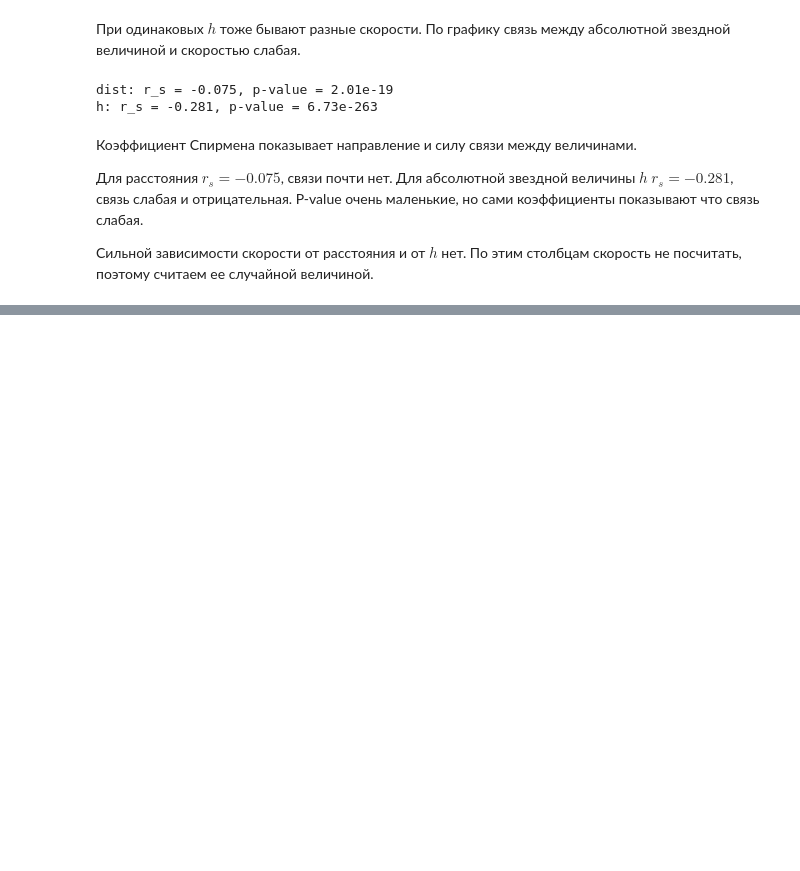
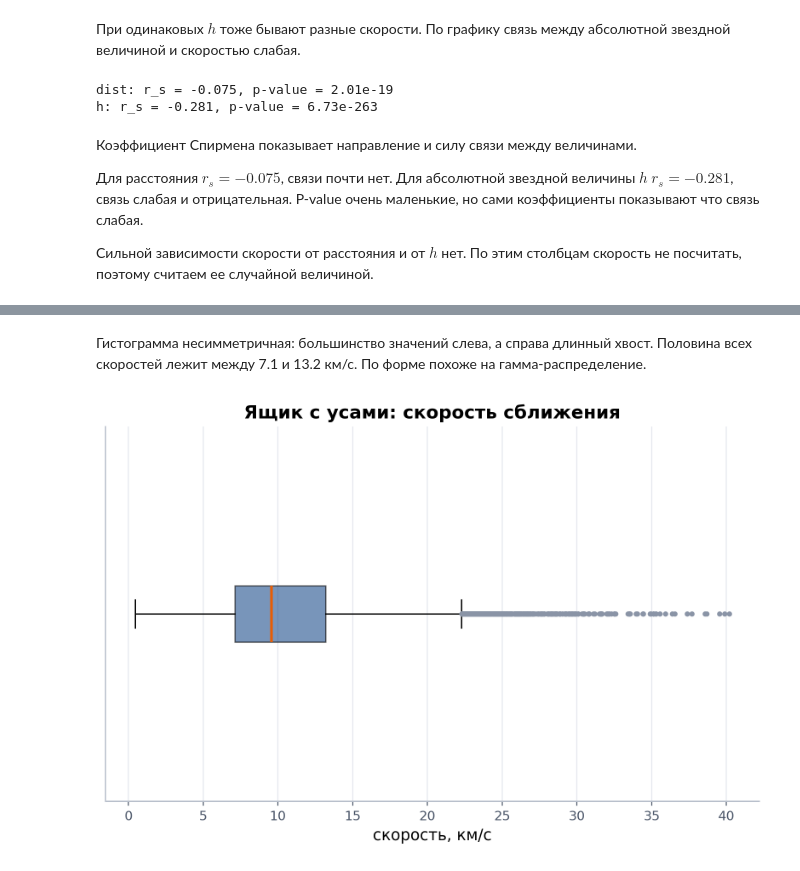
Before and after one commit to kotok9/app-stat-lab01, a Jupyter notebook: lab01_asteroids.ipynb, the cells around one changed output, grey strips where cells are left out. Drawn from its saved outputs; the diff is of its cells as text; code cells hidden in the pictures; blank space fills up the shorter version.

```diff
--- a/lab01_asteroids.ipynb
+++ b/lab01_asteroids.ipynb
@@ -161,0 +173,13 @@ h: r_s = -0.281, p-value = 6.73e-263
+# %% [markdown]
+Гистограмма несимметричная: большинство значений слева, а справа длинный хвост. Половина всех скоростей лежит между 7.1 и 13.2 км/с. По форме похоже на гамма-распределение.
+# %%
+plt.boxplot(v, vert=False, patch_artist=True,
+            boxprops={"facecolor": C_DATA, "alpha": 0.6},
+            medianprops={"color": C_THEORY, "linewidth": 2},
+            flierprops={"markerfacecolor": C_MUTED, "markeredgecolor": C_MUTED, "markersize": 3})
+plt.title("Ящик с усами: скорость сближения")
+plt.xlabel("скорость, км/с")
+plt.yticks([])
+plt.show()
+# %% [output]
+[figure, added]
```
Also changed, not shown: parts of 8 cells of this notebook.
